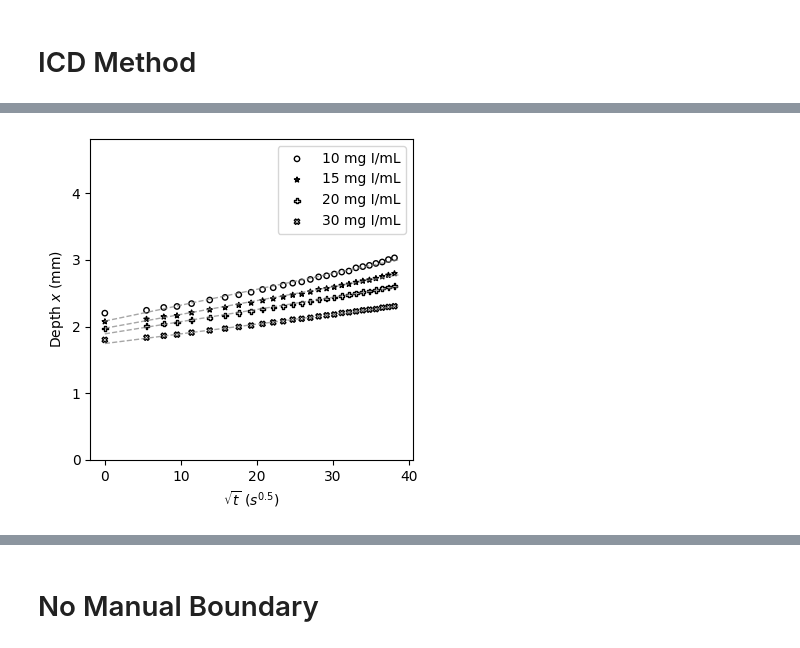
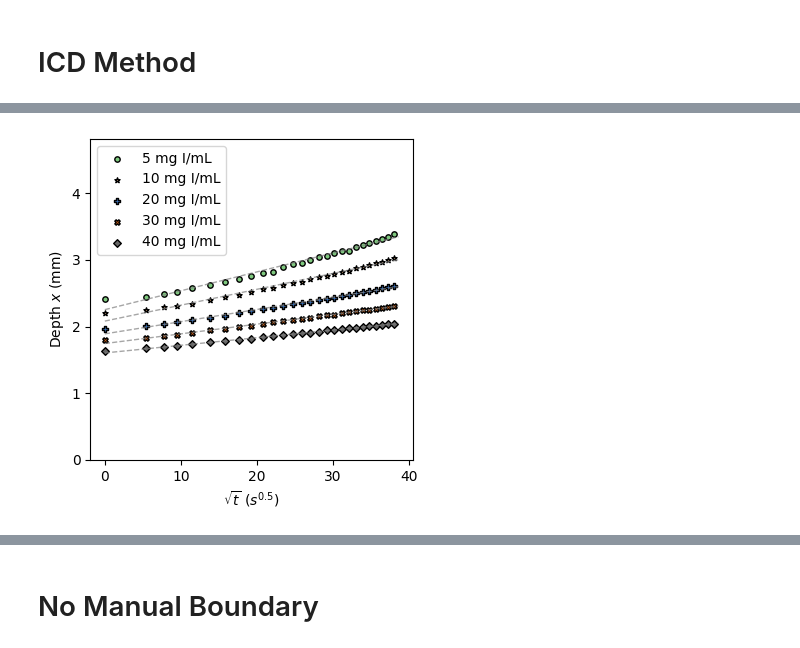
Before and after one commit to isaackh28/diff_tests, a Jupyter notebook: notebook_1.ipynb, the cells around one changed output, grey strips where cells are left out. Saved outputs shown, nothing was run; the diff lists cells and outputs as text; code cells hidden in the pictures.

Commit message:
Add plots

```diff
--- a/notebook_1.ipynb
+++ b/notebook_1.ipynb
@@ -211,26 +206,0 @@ icd_result_10 = icd_method(30, conc, time ,depth)
-# %%
-conc_sim = np.zeros_like(conc)
-for i, ti in enumerate(time):
-    conc_sim[i, :] = models.semi_infinite(depth, icd_result_10["intercept"], icd_result_10["d"], cs_exp, ti)
-# %%
-# ---- Experimental concentration profiles at the beginning, middle, and end of the experiment ----
-profs = range(0, len(time), 10)
-n_profs = len(profs)
-cmap = plt.get_cmap("viridis")
-colors = cmap(np.linspace(0, 1, n_profs))
-
-fig, ax = plt.subplots(figsize = (5, 3))
-j = 0
-for i in profs:
-    ax.plot(depth[icd_result_10["start_idx"]:], conc_sim[i, icd_result_10["start_idx"]:], label = f"{time[i]} s", color = "grey", alpha = 0.5)
-    j += 1
-    ax.plot(depth[icd_result_10["start_idx"]:], conc[i, icd_result_10["start_idx"]:], color = "red", alpha = 0.5)
-ax.legend(title = "Timepoint", fontsize = 8,
-          title_fontproperties = {"weight": "bold", "size": 8})
-ax.set_ylabel("Concentration (mg I/mL)", size = 9)
-ax.set_xlabel("Depth (mm)", size = 9)
-ax.grid(alpha = 0.5)
-ax.set_title(f"Concentration Profile — Visipaque",
-             fontdict = {"weight": "bold", "size": 10})
-plt.tight_layout()
-plt.show()
@@ -239,3 +207,3 @@ plt.show()
 # %%
-c_null_list = [10, 15, 20, 30]
+c_null_list = [5, 10, 20, 30, 40]
 icd_results = [icd_method(c_null, conc, time, depth) for c_null in c_null_list]
@@ -251,7 +215,7 @@ for r in icd_results:
         "d": r["d"],
         "d_ci": r["ci_d"],
         "x_0": r["intercept"],
-        "pc_dec": abs(2.13e-4 - r["d"]) / 2.13e-4 * 100,
+        "pc_dec": (2.13e-4 - r["d"]) / 2.13e-4 * 100,
         "r2_front": r["r2_front"],
         "r2_profile": r["r2_profile"],
         "rse": r["rse"]
@@ -281,35 +234,37 @@ plt.show()
 # %%
 fig, ax = plt.subplots(figsize = (4, 4))
 cats = [str(c) + " mg I /mL" for c in c_null_list]
-markers = ["o", "*", "P", "X"]
+markers = ["o", "*", "P", "X", "D"]
+colors = plt.cm.Accent(np.linspace(0, 1, len(cats)))
 
 for i, r in enumerate(icd_results):
         t_front = r["t_0.5"]
         x_front = r["iso_front"]
         c_null = r["c_null"]
         intercept = r["intercept"]
         slope = r["slope"]
 
         ax.scatter(t_front[::3], x_front[::3],
                 marker = markers[i],
                 edgecolors = "black",
-                facecolors = "none",
+                facecolors = colors[i],
                 s  = 15,
                 label = f"{c_null} mg I/mL")
         ax.set_xlabel(f"$\\sqrt{{t}}$ ($s^{{0.5}}$)")
         ax.set_ylabel(f"Depth $x$ (mm)")
 
         # plot regression line
         x_reg = np.linspace(0, np.nanmax(t_front), len(t_front))
         y_reg = slope * x_reg + intercept
         ax.plot(x_reg, y_reg,
                 linestyle = "--",
                 c = "grey",
                 alpha = 0.7,
                 linewidth = 1)
 ax.set_ylim(0, np.nanmax(depth))
 plt.legend()
 plt.tight_layout()
+# plt.savefig(r"\\svm_uhn\Coolens_Research\Isaac\Experiments\pcl2201_paper\figures\vis_icd.png", dpi = 400)
 plt.show()
 # %% [output]
-[figure, old version]
+[figure, new version]
```
Also changed, not shown: parts of 18 cells of this notebook, 1 other file.
